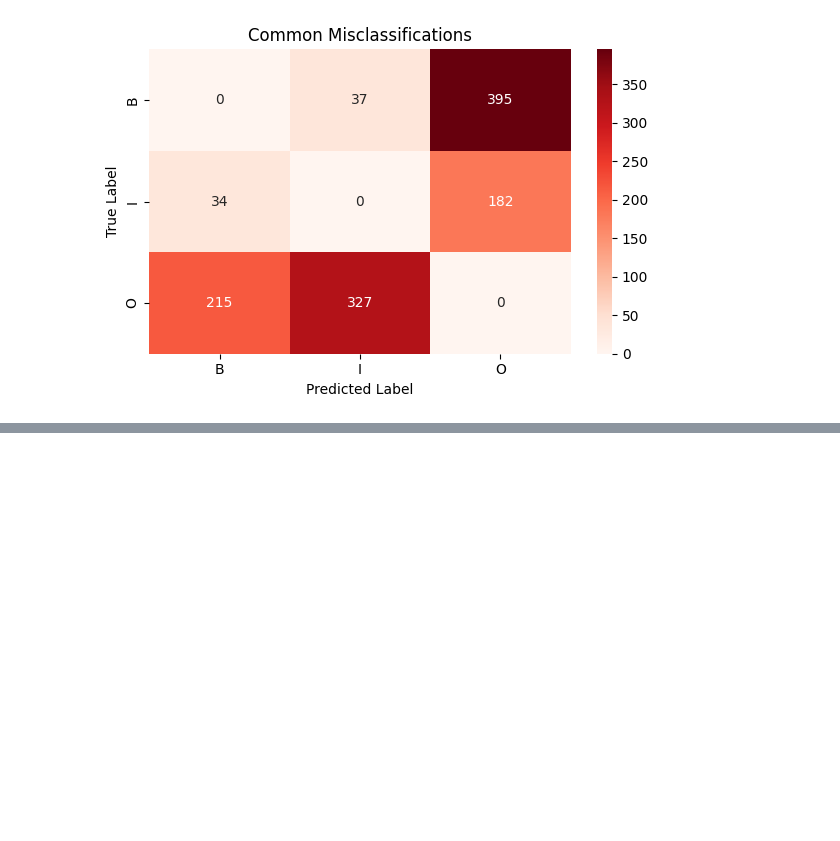
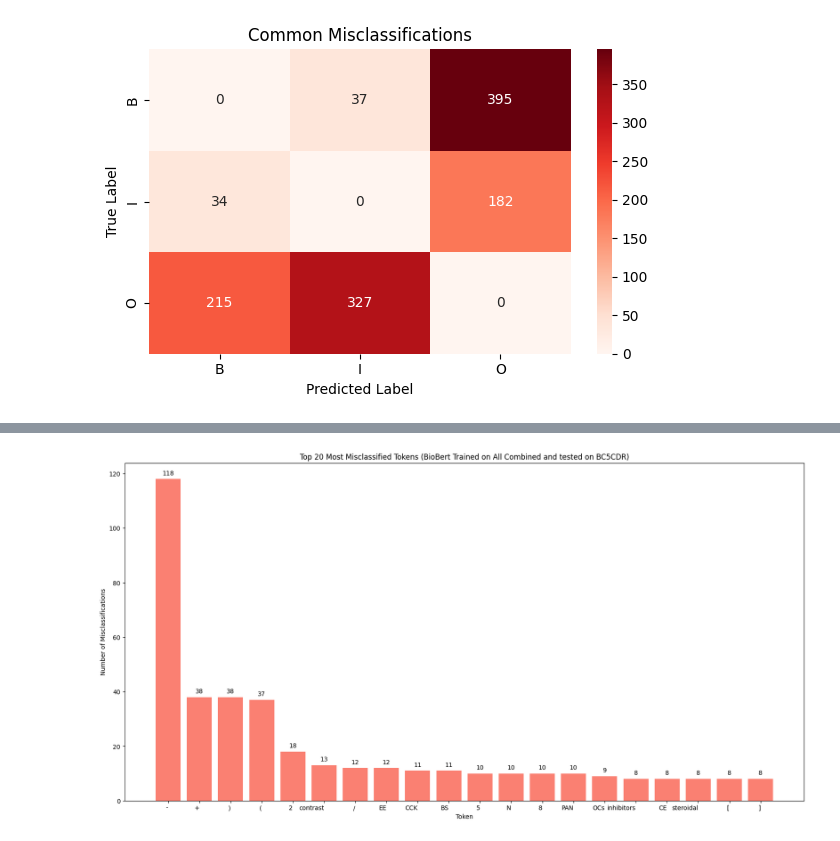
Before and after one commit to idrissa-gif/EXTRACTION_DATA_DRUG_CHEMICALS, a Jupyter notebook: LLM_As_Judges/view.ipynb, the cells around one changed output, grey strips where cells are left out. Saved outputs shown, nothing was run; the diff lists cells and outputs as text; code cells hidden in the pictures; blank space fills up the shorter version.

```diff
--- a/LLM_As_Judges/view.ipynb
+++ b/LLM_As_Judges/view.ipynb
@@ -88,0 +95,16 @@ plt.show()
+# %%
+token_errors = Counter([token for token, _, _ in wrong_predictions])
+top_tokens = token_errors.most_common(20)
+tokens, counts = zip(*top_tokens)
+plt.figure(figsize=(20,10))
+bars = plt.bar(tokens, counts, color='salmon')
+plt.xlabel("Token")
+plt.ylabel("Number of Misclassifications")
+plt.title("Top 20 Most Misclassified Tokens (BioBert Trained on All Combined and tested on BC5CDR)")
+plt.xticks(rotation=0, ha='right')
+for bar in bars:
+    yval = bar.get_height()
+    plt.text(bar.get_x() + bar.get_width()/2, yval + 1, int(yval), ha='center', va='bottom')
+plt.show()
+# %% [output]
+[figure, added]
```
Also changed, not shown: parts of 2 cells of this notebook.
